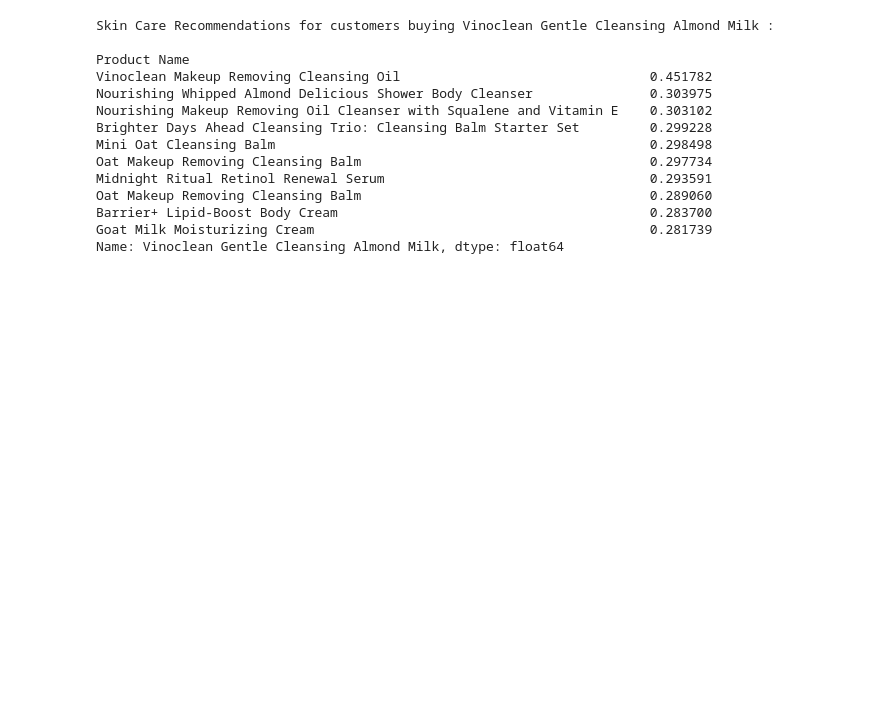
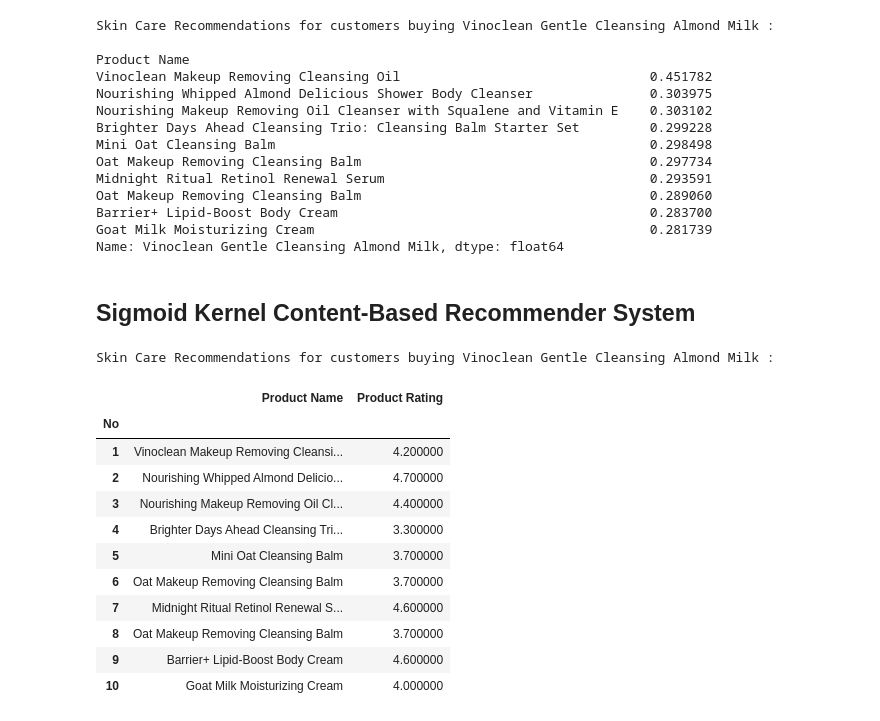
Before and after one commit to bowie0713/Skin_Care_Recommendation, a Jupyter notebook: Recommender_System.ipynb, the cells around one changed output. Drawn from its saved outputs; the diff is of its cells as text; code cells hidden in the pictures; blank space fills up the shorter version.

```diff
--- a/Recommender_System.ipynb
+++ b/Recommender_System.ipynb
@@ -88,3 +91,39 @@ Oat Makeup Removing Cleansing Balm                                     0.289060
 Barrier+ Lipid-Boost Body Cream                                        0.283700
 Goat Milk Moisturizing Cream                                           0.281739
 Name: Vinoclean Gentle Cleansing Almond Milk, dtype: float64
+# %% [markdown]
+## Sigmoid Kernel Content-Based Recommender System
+# %%
+sig = sigmoid_kernel(tfidf_matrix, tfidf_matrix)
+df_index = pd.Series(df_recommend2.index, index = df_recommend2['Product Name'])
+def give_recommendation2(product_name, sig = sig):
+    idx = df_index[product_name]
+    sig_score = list(enumerate(sig[idx]))
+    sig_score = sorted(sig_score, key = lambda x: x[1], reverse = True)# start at 1 to avoid the diagonal/same comparison
+    sig_score = sig_score[1:11]
+    product_indices = [i[0] for i in sig_score]
+
+    rec_dic = {"No" : range(1,11),
+               "Product Name" : df_recommend2["Product Name"].iloc[product_indices].values,
+               "Product Rating": df_recommend2["Product Rating"].iloc[product_indices].values}
+    dataframe = pd.DataFrame(data = rec_dic)
+    dataframe.set_index("No", inplace = True)
+
+    print(f"Skin Care Recommendations for customers buying {product_name} :\n")
+    return dataframe.style.set_properties(**{"background-color": "white","color":"black","border": "1.5px  solid black"})
+# %%
+give_recommendation2("Vinoclean Gentle Cleansing Almond Milk")
+# %% [output]
+Skin Care Recommendations for customers buying Vinoclean Gentle Cleansing Almond Milk :
+|  | Product Name | Product Rating |
+| No |  |  |
+| 1 | Vinoclean Makeup Removing Cleansi... | 4.200000 |
+| 2 | Nourishing Whipped Almond Delicio... | 4.700000 |
+| 3 | Nourishing Makeup Removing Oil Cl... | 4.400000 |
+| 4 | Brighter Days Ahead Cleansing Tri... | 3.300000 |
+| 5 | Mini Oat Cleansing Balm | 3.700000 |
+| 6 | Oat Makeup Removing Cleansing Balm | 3.700000 |
+| 7 | Midnight Ritual Retinol Renewal S... | 4.600000 |
+| 8 | Oat Makeup Removing Cleansing Balm | 3.700000 |
+| 9 | Barrier+ Lipid-Boost Body Cream | 4.600000 |
+| 10 | Goat Milk Moisturizing Cream | 4.000000 |
```
Also changed, not shown: parts of 5 cells of this notebook.
